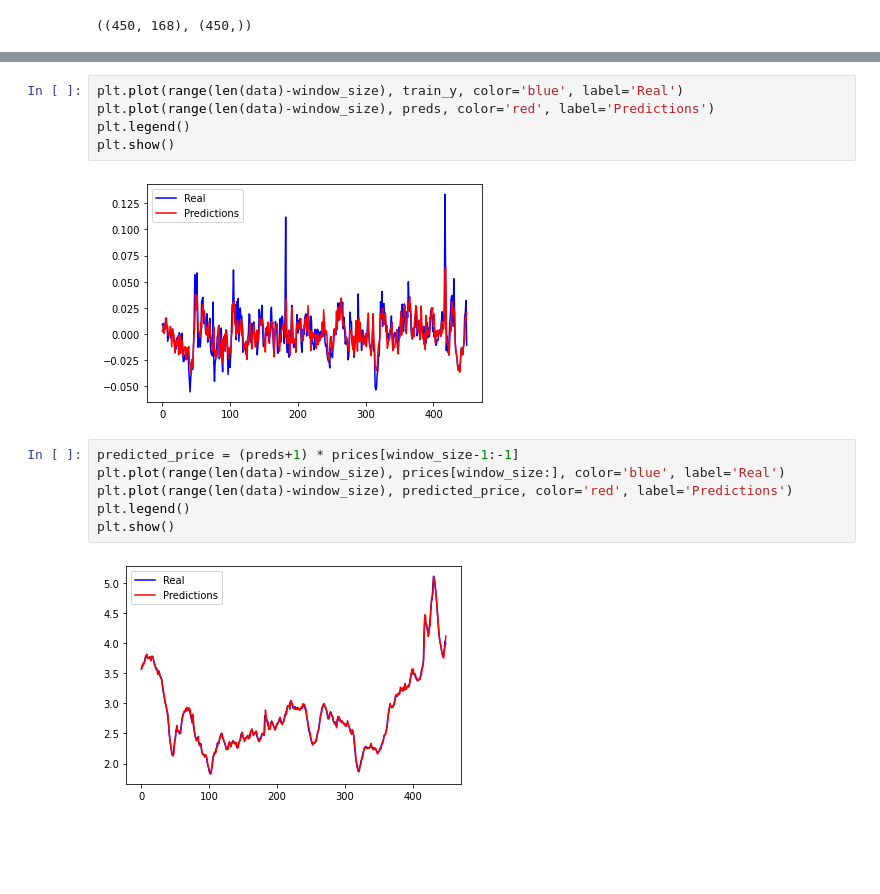
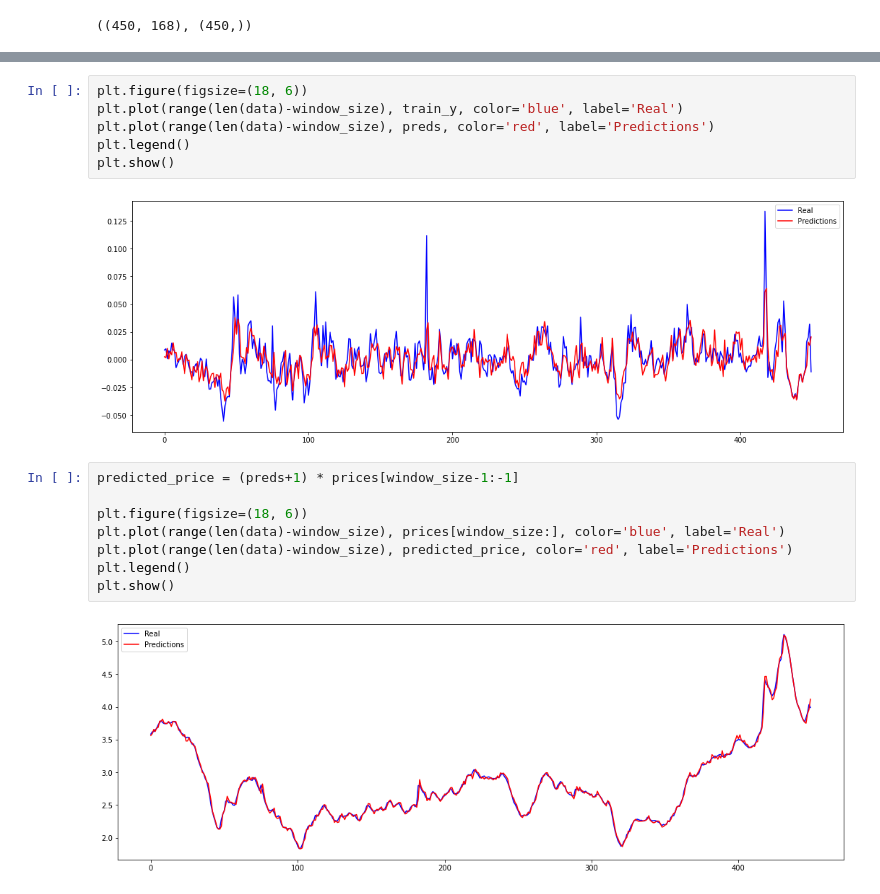
Before and after one commit to vanity-lost/Gasoline-Price-Prediction, a Jupyter notebook: baseline.ipynb, the cells around one changed output, grey strips where cells are left out. Cells and saved outputs as stored; diff of their text form; blank space fills up the shorter version.

```diff
--- a/baseline.ipynb
+++ b/baseline.ipynb
@@ -45,15 +45,18 @@ RMSE: 0.012900783724857059
 # %%
+plt.figure(figsize=(18, 6))
 plt.plot(range(len(data)-window_size), train_y, color='blue', label='Real')
 plt.plot(range(len(data)-window_size), preds, color='red', label='Predictions')
 plt.legend()
 plt.show()
 # %% [output]
-[figure, old version]
+[figure, new version]
 # %%
 predicted_price = (preds+1) * prices[window_size-1:-1]
+
+plt.figure(figsize=(18, 6))
 plt.plot(range(len(data)-window_size), prices[window_size:], color='blue', label='Real')
 plt.plot(range(len(data)-window_size), predicted_price, color='red', label='Predictions')
 plt.legend()
 plt.show()
 # %% [output]
-[figure, old version]
+[figure, new version]
```
Also changed, not shown: parts of 1 cell of this notebook, 1 other file.
